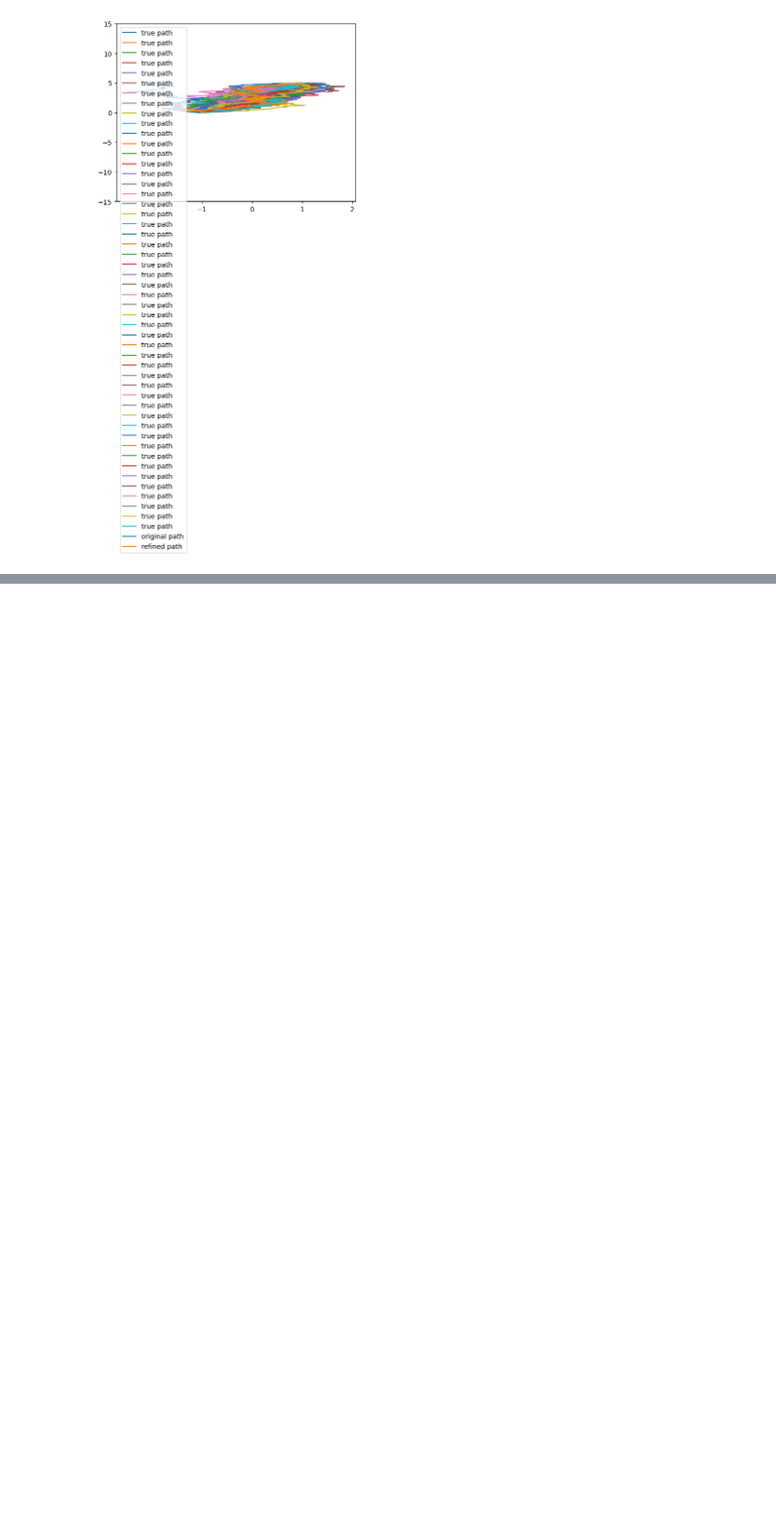
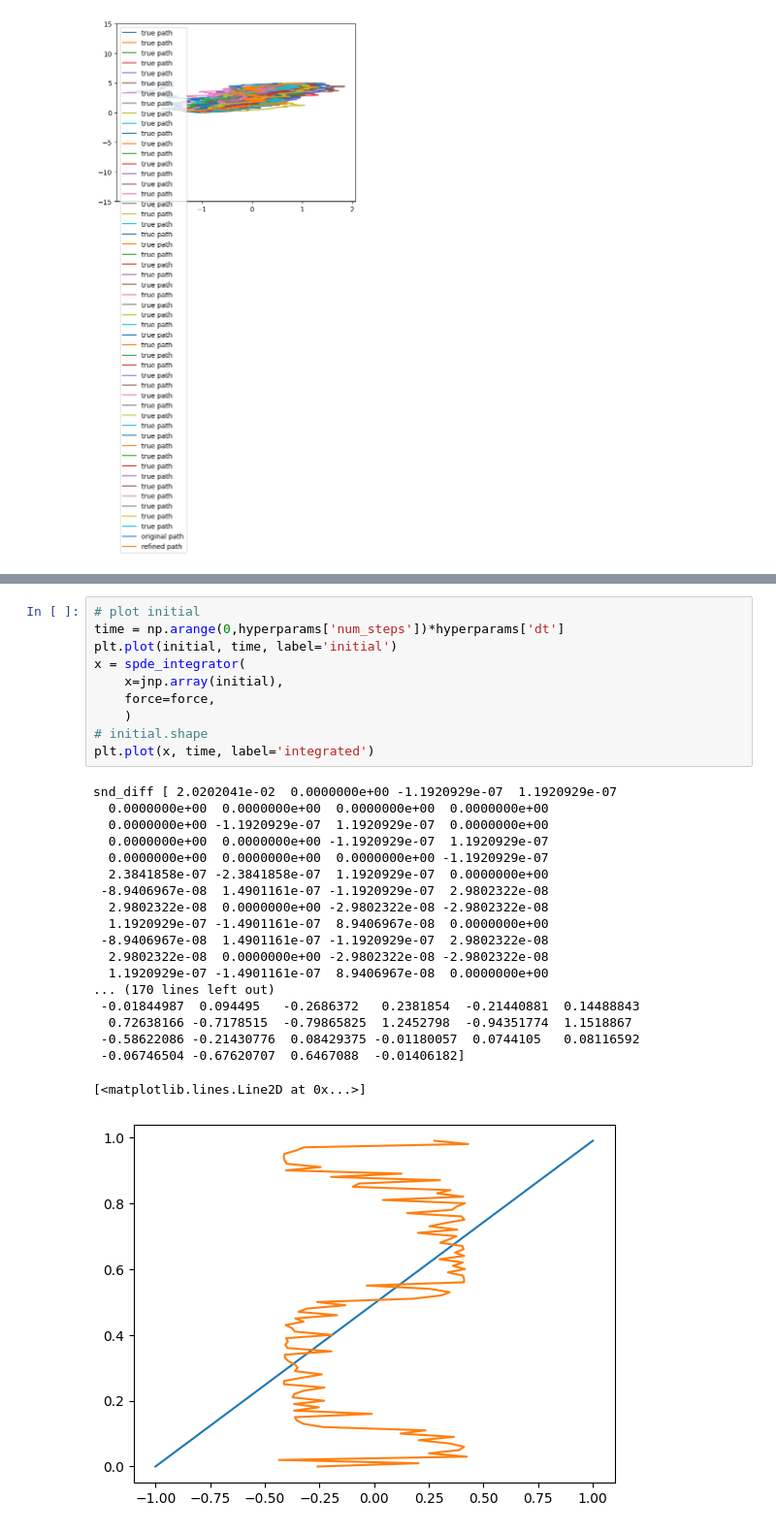
Before and after one commit to reubenharry/path_sampling, a Jupyter notebook: src/path_sampling_nb.ipynb, the cells around one changed output, grey strips where cells are left out. Shown at 97% size. Saved outputs shown, nothing was run; the diff lists cells and outputs as text; blank space fills up the shorter version.

```diff
--- a/src/path_sampling_nb.ipynb
+++ b/src/path_sampling_nb.ipynb
@@ -701,0 +823,30 @@ plt.legend()
+# %%
+# plot initial
+time = np.arange(0,hyperparams['num_steps'])*hyperparams['dt']
+plt.plot(initial, time, label='initial')
+x = spde_integrator(
+    x=jnp.array(initial),
+    force=force,
+    )
+# initial.shape
+plt.plot(x, time, label='integrated')
+# %% [output]
+snd_diff [ 2.0202041e-02  0.0000000e+00 -1.1920929e-07  1.1920929e-07
+  0.0000000e+00  0.0000000e+00  0.0000000e+00  0.0000000e+00
+  0.0000000e+00 -1.1920929e-07  1.1920929e-07  0.0000000e+00
+  0.0000000e+00  0.0000000e+00 -1.1920929e-07  1.1920929e-07
+  0.0000000e+00  0.0000000e+00  0.0000000e+00 -1.1920929e-07
+  2.3841858e-07 -2.3841858e-07  1.1920929e-07  0.0000000e+00
+ -8.9406967e-08  1.4901161e-07 -1.1920929e-07  2.9802322e-08
+  2.9802322e-08  0.0000000e+00 -2.9802322e-08 -2.9802322e-08
+  1.1920929e-07 -1.4901161e-07  8.9406967e-08  0.0000000e+00
+ -8.9406967e-08  1.4901161e-07 -1.1920929e-07  2.9802322e-08
+  2.9802322e-08  0.0000000e+00 -2.9802322e-08 -2.9802322e-08
+  1.1920929e-07 -1.4901161e-07  8.9406967e-08  0.0000000e+00
+... (170 lines left out)
+ -0.01844987  0.094495   -0.2686372   0.2381854  -0.21440881  0.14488843
+  0.72638166 -0.7178515  -0.79865825  1.2452798  -0.94351774  1.1518867
+ -0.58622086 -0.21430776  0.08429375 -0.01180057  0.0744105   0.08116592
+ -0.06746504 -0.67620707  0.6467088  -0.01406182]
+[<matplotlib.lines.Line2D at 0x...>]
+[figure, added]
```
Also changed, not shown: parts of 9 cells of this notebook.
